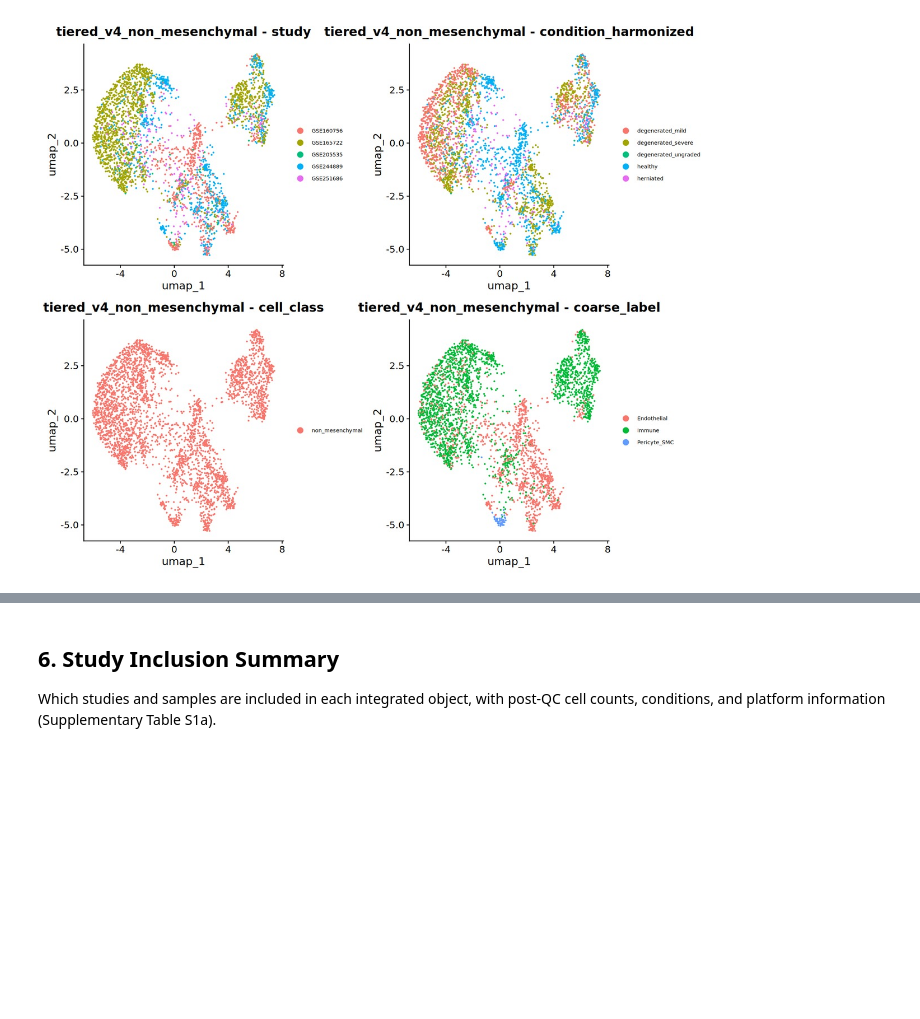
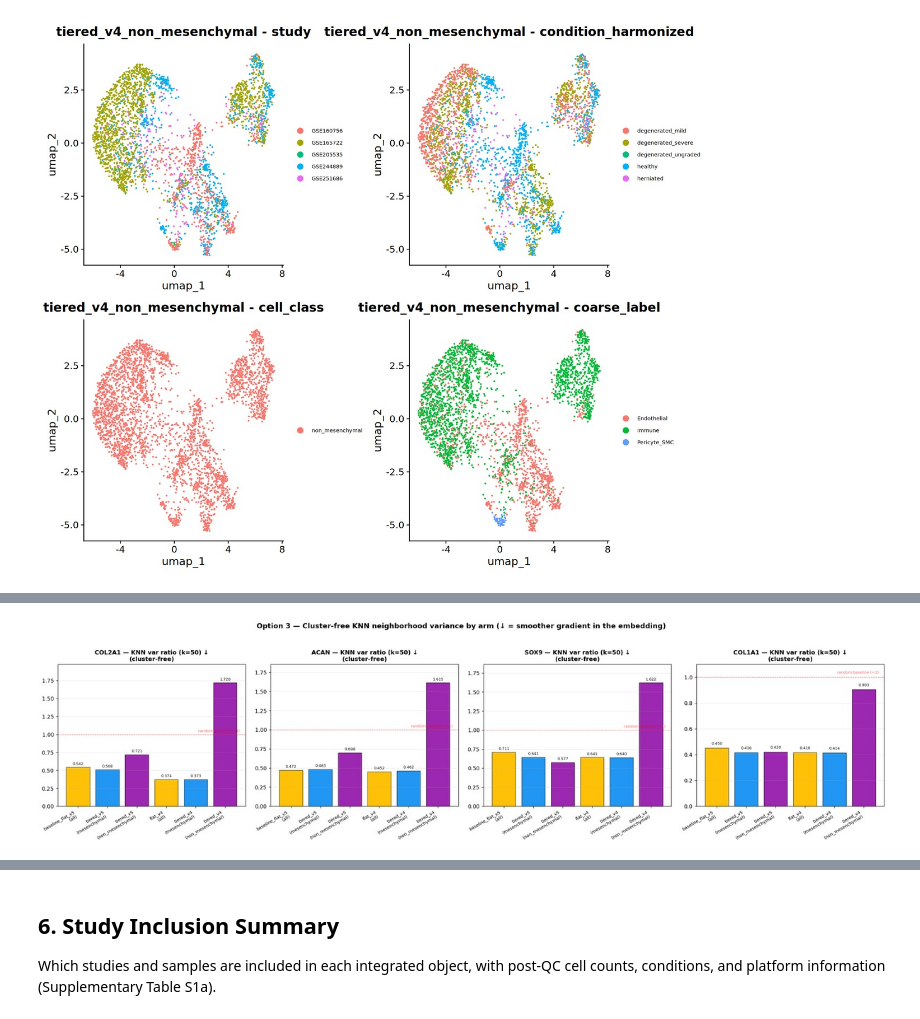
Before and after one commit to SuLab/lotz-ivd, a Jupyter notebook: notebooks/05_integration.ipynb, the cells around one changed output, grey strips where cells are left out. Saved outputs shown, nothing was run; the diff lists cells and outputs as text; code cells hidden in the pictures; blank space fills up the shorter version.

```diff
--- a/notebooks/05_integration.ipynb
+++ b/notebooks/05_integration.ipynb
@@ -502,0 +529,34 @@ show_np_experiment_umap(
+# %%
+# Option 3 — Cluster-free KNN neighborhood variance (k=50)
+knn_df = (pd.read_csv(NP_EXP_DIR / 'continuum_knn_var_ratio.tsv', sep='\t')
+          .set_index(['run', 'scope']).loc[row_order].reset_index())
+
+markers = ['COL2A1', 'ACAN', 'SOX9', 'COL1A1']
+arm_labels_knn = [f"{r}\n({s})" for r, s in zip(knn_df['run'], knn_df['scope'])]
+bar_colors_knn = [scope_colors[s] for s in knn_df['scope']]
+x_pos = np.arange(len(knn_df))
+
+fig, axes = plt.subplots(1, 4, figsize=(22, 5.5))
+for ax, gene in zip(axes, markers):
+    vals = knn_df[f'knn_var_ratio_{gene}'].values
+    bars = ax.bar(x_pos, vals, color=bar_colors_knn, edgecolor='black', linewidth=0.6)
+    ax.set_xticks(x_pos)
+    ax.set_xticklabels(arm_labels_knn, rotation=30, ha='right', fontsize=8)
+    ax.set_title(f'{gene} — KNN var ratio (k=50) ↓\n(cluster-free)',
+                 fontsize=11, fontweight='bold')
+    ax.axhline(1.0, color='red', linestyle='--', linewidth=0.8, alpha=0.5)
+    ax.text(len(vals) - 0.5, 1.02, 'random baseline (=1)', color='red',
+            fontsize=7, ha='right', va='bottom', alpha=0.6)
+    ax.grid(axis='y', alpha=0.25)
+    for bar, v in zip(bars, vals):
+        ax.text(bar.get_x() + bar.get_width() / 2, bar.get_height() + 0.02,
+                f'{v:.3f}', ha='center', va='bottom', fontsize=7)
+    ax.set_ylim(0, max(1.1, vals.max() * 1.15))
+
+fig.suptitle('Option 3 — Cluster-free KNN neighborhood variance by arm '
+             '(↓ = smoother gradient in the embedding)',
+             fontsize=13, fontweight='bold', y=1.04)
+fig.tight_layout()
+render_fig(fig, dpi=130)
+# %% [output]
+[figure, added]
```
Also changed, not shown: parts of 3 cells of this notebook, 1 other file.
